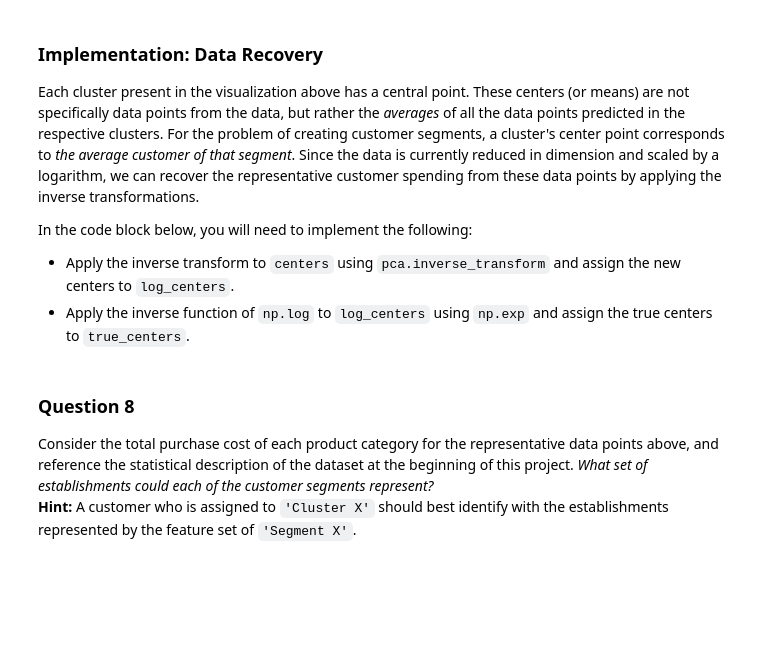
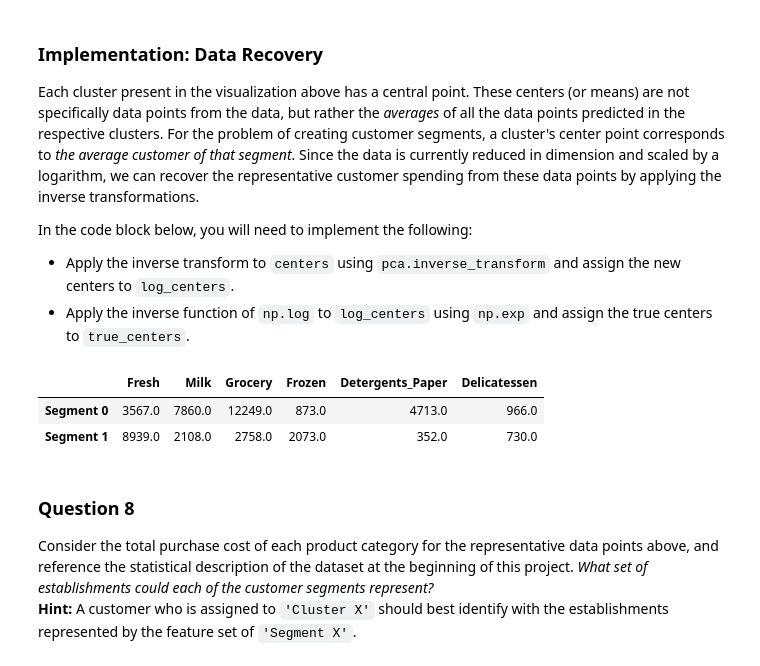
Before and after one commit to prad2807/Udacity, a Jupyter notebook: Udacity/machine-learning-master/projects/customer_segments/customer_segments.ipynb, the cells around one changed output. Drawn from its saved outputs; the diff is of its cells as text; code cells hidden in the pictures; blank space fills up the shorter version.

```diff
--- a/Udacity/machine-learning-master/projects/customer_segments/customer_segments.ipynb
+++ b/Udacity/machine-learning-master/projects/customer_segments/customer_segments.ipynb
@@ -313,16 +367,35 @@ In the code block below, you will need to implement the following:
    - Assign the silhouette score to `score` and print the result.
 # %%
 # TODO: Apply your clustering algorithm of choice to the reduced data
-clusterer = None
+from sklearn.mixture import GaussianMixture
+from sklearn.metrics import silhouette_score
+silhouetteScore=[]
+ncomponents=[]
+for i in range(2,15):
+    clusterers = GaussianMixture(n_components=i)
+    clusterers.fit(reduced_data)
+    predTemp=clusterers.predict(reduced_data)
+    scores=silhouette_score(reduced_data,predTemp)
+    silhouetteScore.append(scores)
+    ncomponents.append(i)
+scoreDf=pd.Series(silhouetteScore,index=ncomponents)
+best_component=np.argmax(scoreDf)
 
-# TODO: Predict the cluster for each data point
-preds = None
+print " best n_component : %d"%best_component
 
-# TODO: Find the cluster centers
-centers = None
+clusterer=GaussianMixture(n_components=best_component)
+clusterer.fit(reduced_data)
+# # TODO: Predict the cluster for each data point
+preds = clusterer.predict(reduced_data)
 
-# TODO: Predict the cluster for each transformed sample data point
-sample_preds = None
+# # TODO: Find the cluster centers
+centers = clusterer.means_
 
-# TODO: Calculate the mean silhouette coefficient for the number of clusters chosen
-score = None
+# # TODO: Predict the cluster for each transformed sample data point
+sample_preds = clusterer.predict(pca_samples)
+
+# # TODO: Calculate the mean silhouette coefficient for the number of clusters chosen
+score = silhouette_score(reduced_data, preds)
+
+
+print "Best Score: {}, n_components={}".format(score, best_component)
@@ -346,16 +445,20 @@ In the code block below, you will need to implement the following:
  - Apply the inverse function of `np.log` to `log_centers` using `np.exp` and assign the true centers to `true_centers`.
 # %%
 # TODO: Inverse transform the centers
-log_centers = None
+log_centers = pca.inverse_transform(centers)
 
 # TODO: Exponentiate the centers
-true_centers = None
+true_centers = np.exp(log_centers)
 
 # Display the true centers
 segments = ['Segment {}'.format(i) for i in range(0,len(centers))]
 true_centers = pd.DataFrame(np.round(true_centers), columns = data.keys())
 true_centers.index = segments
 display(true_centers)
+# %% [output]
+|  | Fresh | Milk | Grocery | Frozen | Detergents_Paper | Delicatessen |
+| Segment 0 | 3567.0 | 7860.0 | 12249.0 | 873.0 | 4713.0 | 966.0 |
+| Segment 1 | 8939.0 | 2108.0 | 2758.0 | 2073.0 | 352.0 | 730.0 |
 # %% [markdown]
 ### Question 8
 Consider the total purchase cost of each product category for the representative data points above, and reference the statistical description of the dataset at the beginning of this project. *What set of establishments could each of the customer segments represent?*
```
Also changed, not shown: parts of 18 cells of this notebook, 1 other file.
